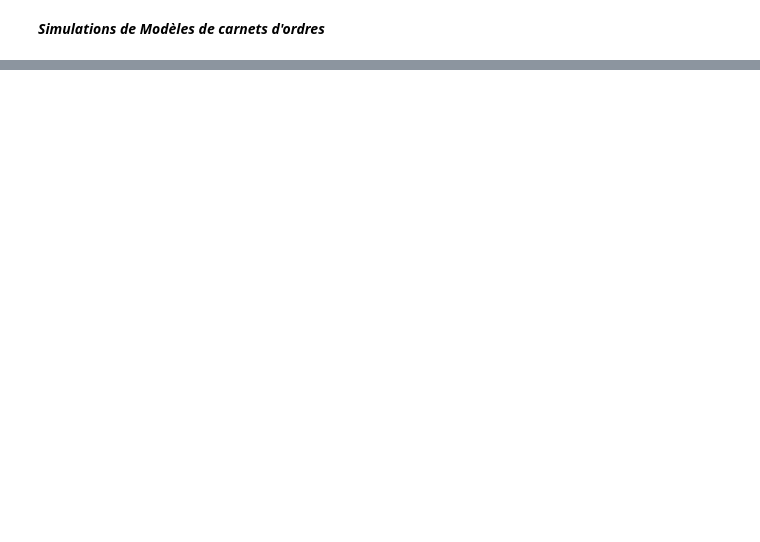
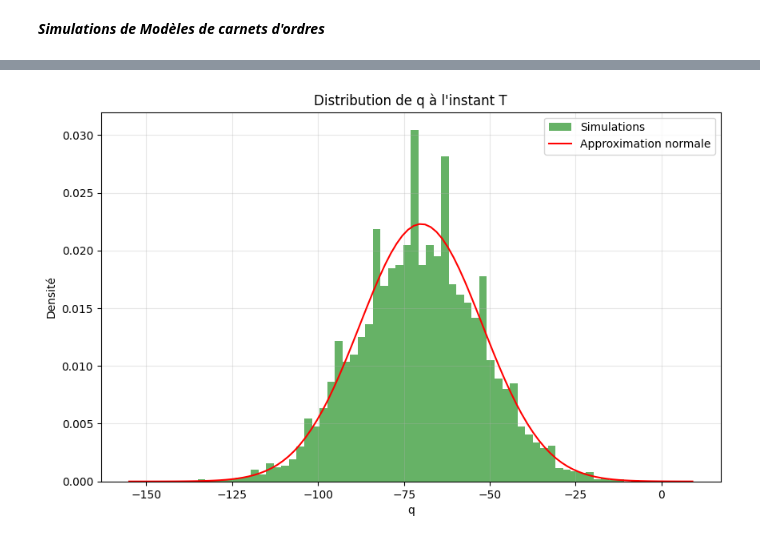
Before and after one commit to anassettahiri2004/Carnet-d-ordres-SNA, a Jupyter notebook: carnet_d_ordres.ipynb, the cells around one changed output, grey strips where cells are left out. Saved outputs shown, nothing was run; the diff lists cells and outputs as text; code cells hidden in the pictures; blank space fills up the shorter version.

```diff
--- a/carnet_d_ordres.ipynb
+++ b/carnet_d_ordres.ipynb
@@ -136,0 +161,28 @@ plt.show()
+# %%
+#Showing that Q_a can be approximated by a Brownian motion with drift lambda_plus - lambda_minus and variance lambda_plus + lambda_minus
+def plot_approximation(T, lambda_plus, lambda_minus, num_simulations=1000, q_0 = Q_0_A):
+    drift = lambda_plus - lambda_minus
+    variance = lambda_plus + lambda_minus
+    samples = []
+    for _ in range(num_simulations):
+        q = q_0
+        t = 0
+        while t < T:
+            dt = np.random.exponential(1 / (lambda_plus + lambda_minus))
+            t += dt
+            q += 1 if np.random.rand() < lambda_plus / (lambda_plus + lambda_minus) else -1
+        samples.append(q)
+    plt.figure(figsize=(10, 6))
+    plt.hist(samples, bins='auto', density=True, alpha=0.6, color='g', label='Simulations')
+    x = np.linspace(min(samples), max(samples), 100)
+    plt.plot(x, sps.norm.pdf(x, loc=q_0 + drift * T, scale=np.sqrt(variance * T)), 'r-', label='Approximation normale')
+    plt.xlabel('q')
+    plt.ylabel('Densité')
+    plt.title('Distribution de q à l\'instant T')
+    plt.legend()
+    plt.grid(alpha=0.3)
+    plt.show()
+# %%
+plot_approximation(100, LAMBDA_PLUS, LAMBDA_MINUS , num_simulations=10000, q_0 = Q_0_A)
+# %% [output]
+[figure, added]
```
Also changed, not shown: parts of 4 cells of this notebook.
